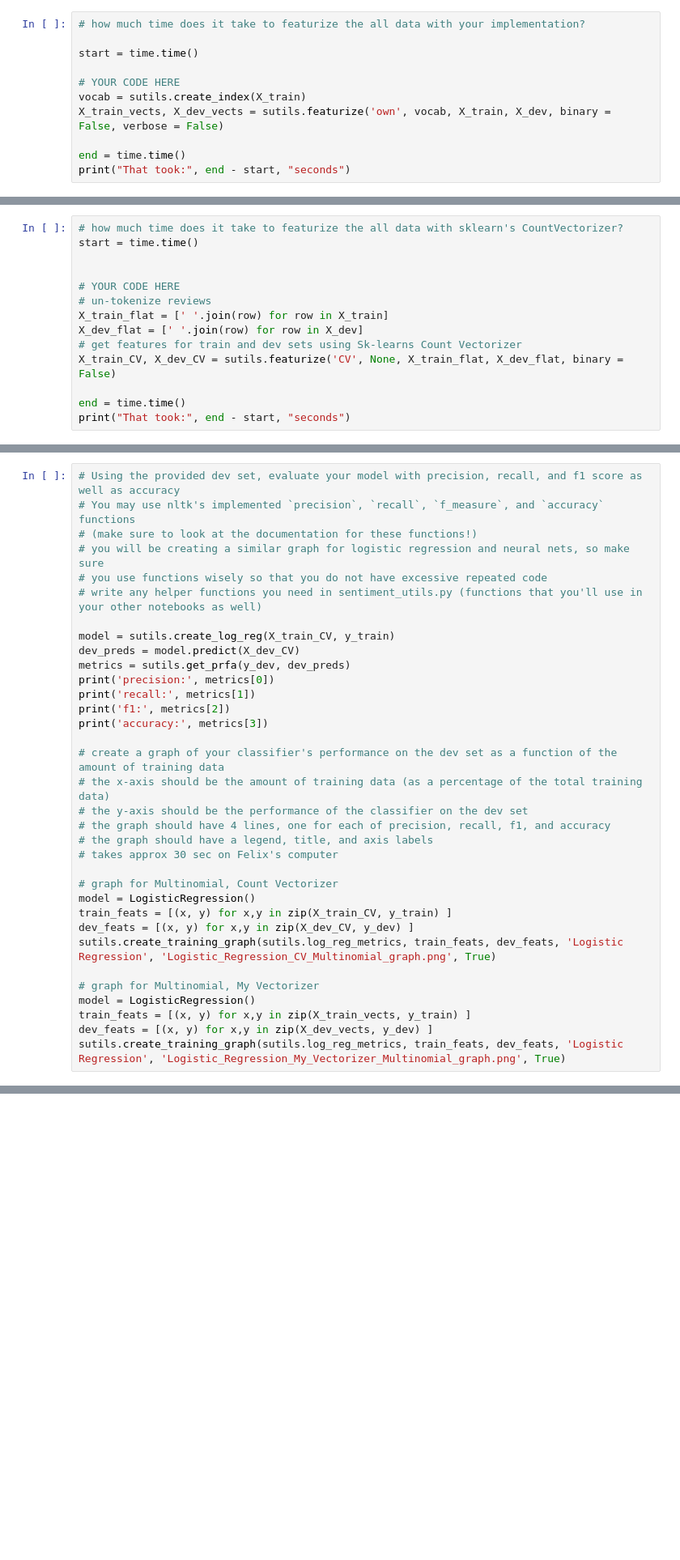
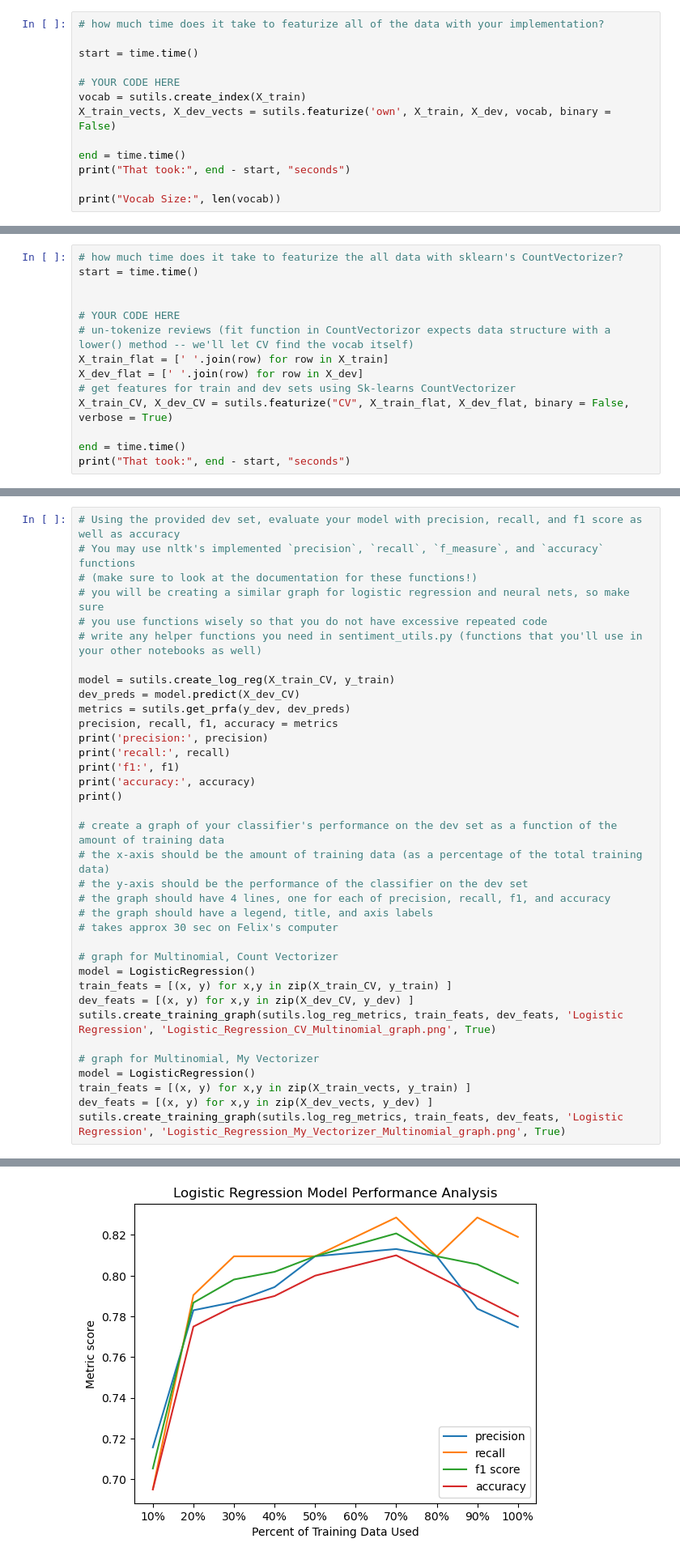
Before and after one commit to gellerjulia/CS4120_Homework4_Sentiment_Analysis, a Jupyter notebook: sentiment_task3.ipynb, the cells around one changed output, grey strips where cells are left out. Shown: that part at 81% size. Drawn from its saved outputs; the diff is of its cells as text; blank space fills up the shorter version.

```diff
--- a/sentiment_task3.ipynb
+++ b/sentiment_task3.ipynb
@@ -46,12 +53,14 @@ y_dev = dev_tups[1]
 # %%
-# how much time does it take to featurize the all data with your implementation?
+# how much time does it take to featurize all of the data with your implementation?
 
 start = time.time()
 
 # YOUR CODE HERE
 vocab = sutils.create_index(X_train)
-X_train_vects, X_dev_vects = sutils.featurize('own', vocab, X_train, X_dev, binary = False, verbose = False)
+X_train_vects, X_dev_vects = sutils.featurize('own', X_train, X_dev, vocab, binary = False)
 
 end = time.time()
 print("That took:", end - start, "seconds")
+
+print("Vocab Size:", len(vocab))
 # %% [output]
@@ -62,11 +72,11 @@ start = time.time()
 
 
 # YOUR CODE HERE
-# un-tokenize reviews
+# un-tokenize reviews (fit function in CountVectorizor expects data structure with a lower() method -- we'll let CV find the vocab itself)
 X_train_flat = [' '.join(row) for row in X_train]
 X_dev_flat = [' '.join(row) for row in X_dev]
-# get features for train and dev sets using Sk-learns Count Vectorizer
-X_train_CV, X_dev_CV = sutils.featurize('CV', None, X_train_flat, X_dev_flat, binary = False)
+# get features for train and dev sets using Sk-learns CountVectorizer
+X_train_CV, X_dev_CV = sutils.featurize("CV", X_train_flat, X_dev_flat, binary = False, verbose = True)
 
 end = time.time()
 print("That took:", end - start, "seconds")
@@ -99,10 +110,12 @@ The average percent of entries that are zero in each vector for sklearn vectoriz
 model = sutils.create_log_reg(X_train_CV, y_train)
 dev_preds = model.predict(X_dev_CV)
 metrics = sutils.get_prfa(y_dev, dev_preds)
-print('precision:', metrics[0])
-print('recall:', metrics[1])
-print('f1:', metrics[2])
-print('accuracy:', metrics[3])
+precision, recall, f1, accuracy = metrics
+print('precision:', precision)
+print('recall:', recall)
+print('f1:', f1)
+print('accuracy:', accuracy)
+print()
 
 # create a graph of your classifier's performance on the dev set as a function of the amount of training data
 # the x-axis should be the amount of training data (as a percentage of the total training data)
@@ -132,0 +156 @@ Please also refer to the documentation for alternative solver options:
+[figure, new version]
```
Also changed, not shown: parts of 7 cells of this notebook, 5 other files.
